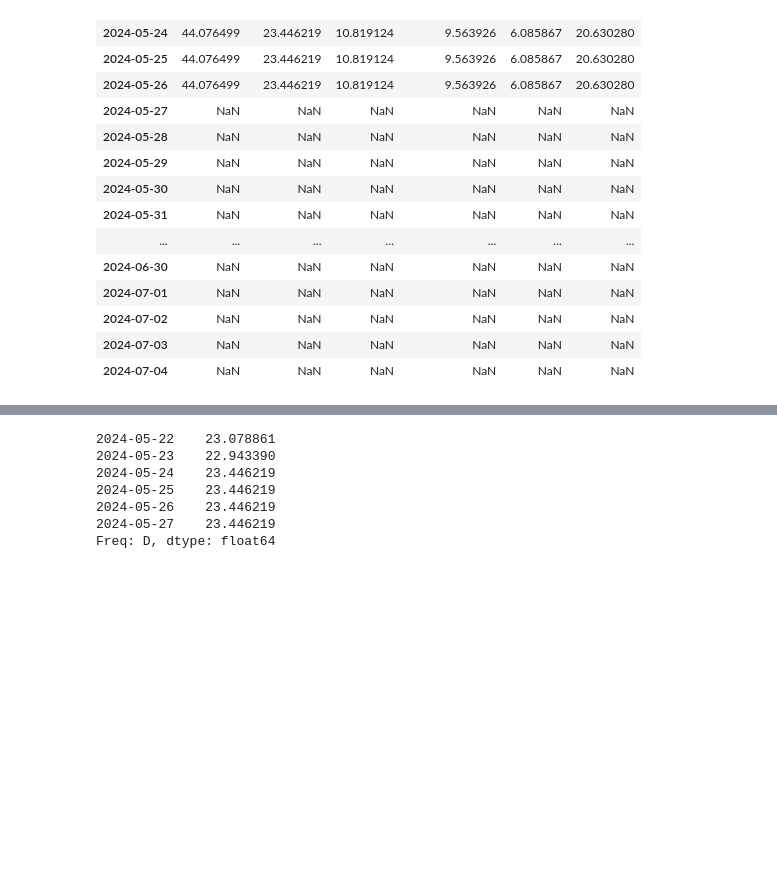
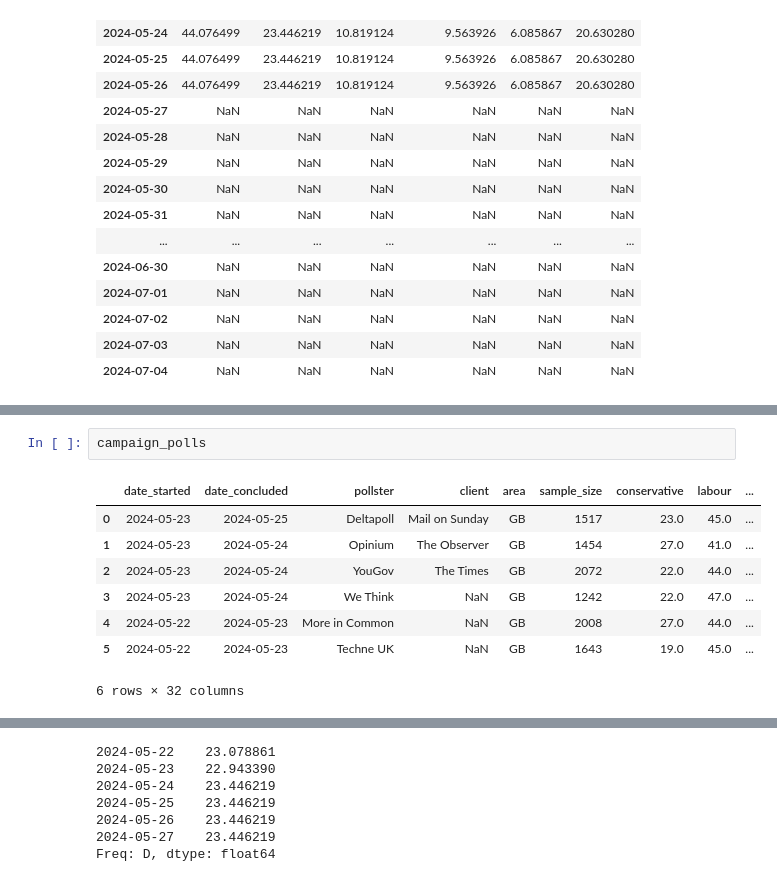
Before and after one commit to AndyLawton/uk_general_election_polls, a Jupyter notebook: main.ipynb, the cells around one changed output, grey strips where cells are left out. Saved outputs shown, nothing was run; the diff lists cells and outputs as text; blank space fills up the shorter version.

```diff
--- a/main.ipynb
+++ b/main.ipynb
@@ -864,3 +883,14 @@ current_average
+# %%
+campaign_polls
+# %% [output]
+|  | date_started | date_concluded | pollster | client | area | sample_size | conservative | labour | ... |
+| 0 | 2024-05-23 | 2024-05-25 | Deltapoll | Mail on Sunday | GB | 1517 | 23.0 | 45.0 | ... |
+| 1 | 2024-05-23 | 2024-05-24 | Opinium | The Observer | GB | 1454 | 27.0 | 41.0 | ... |
+| 2 | 2024-05-23 | 2024-05-24 | YouGov | The Times | GB | 2072 | 22.0 | 44.0 | ... |
+| 3 | 2024-05-23 | 2024-05-24 | We Think | NaN | GB | 1242 | 22.0 | 47.0 | ... |
+| 4 | 2024-05-22 | 2024-05-23 | More in Common | NaN | GB | 2008 | 27.0 | 44.0 | ... |
+| 5 | 2024-05-22 | 2024-05-23 | Techne UK | NaN | GB | 1643 | 19.0 | 45.0 | ... |
+6 rows × 32 columns
 # %%
 from scripts.constants import party_colors, major_parties
 import matplotlib.pyplot as plt
```
Also changed, not shown: parts of 4 cells of this notebook, 1 other file.
